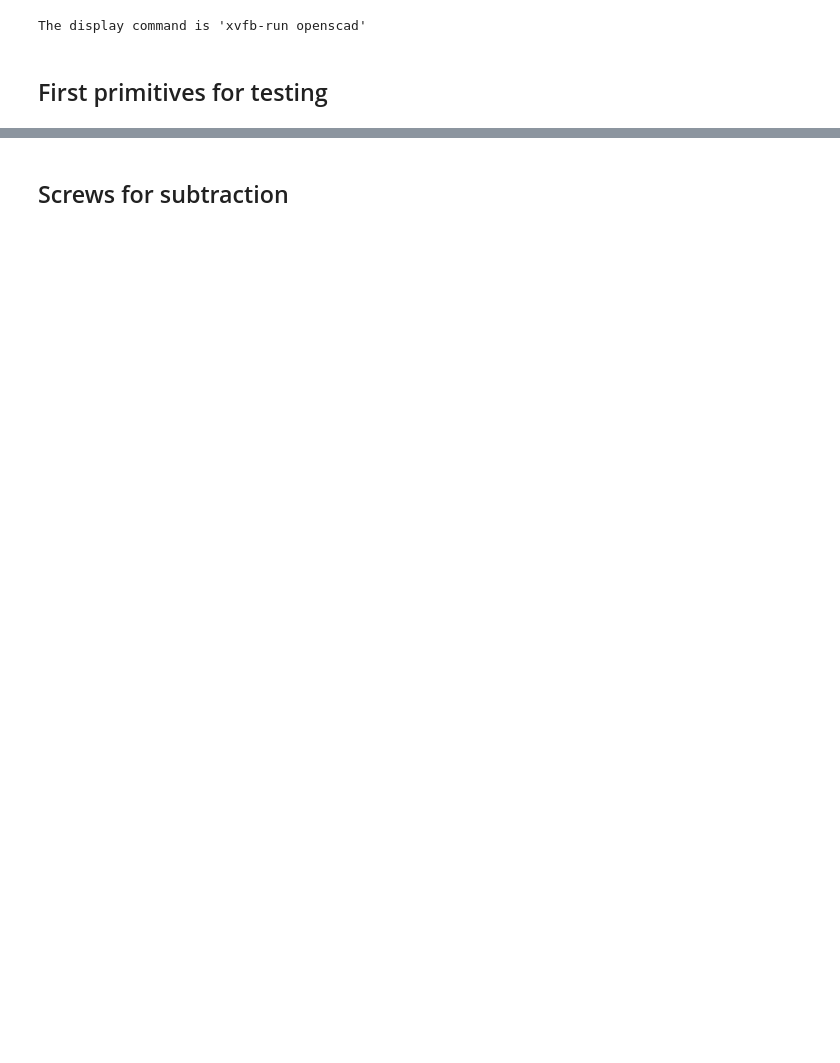
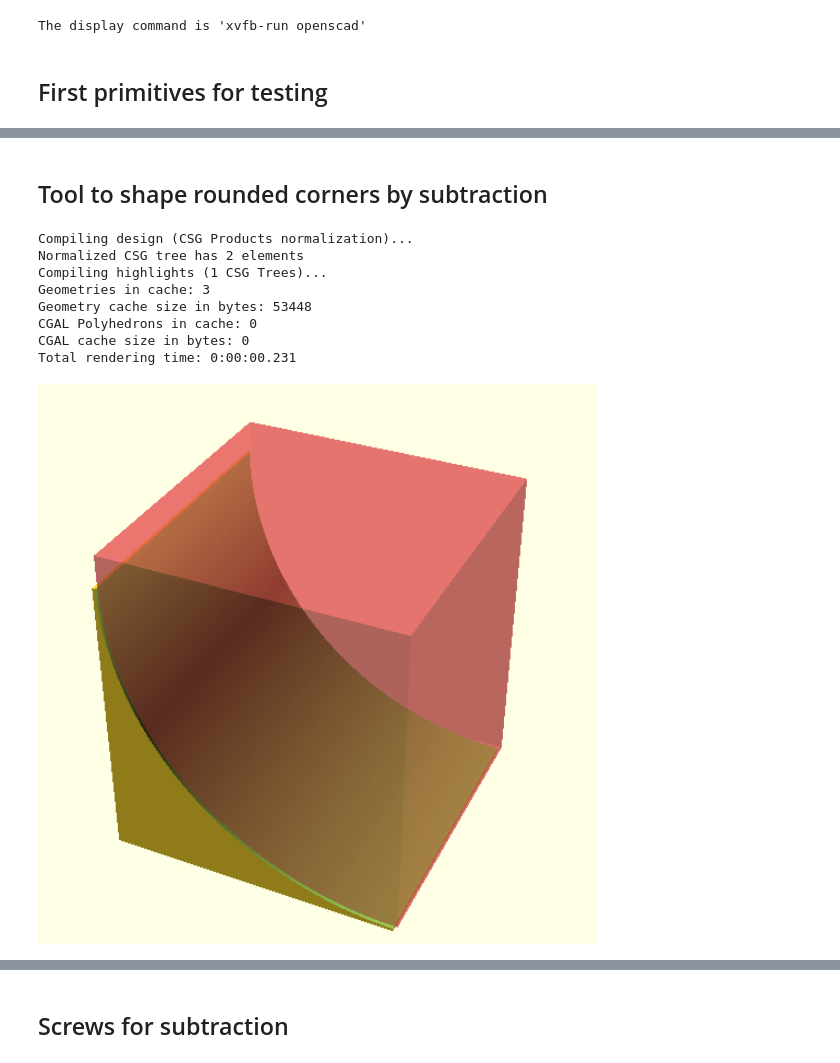
Before and after one commit to donnels/jupyter-openscad-aarch64, a Jupyter notebook: 3d-projects/dummy-strike-plate.ipynb, the cells around one changed output, grey strips where cells are left out. Saved outputs shown, nothing was run; the diff lists cells and outputs as text; code cells hidden in the pictures; blank space fills up the shorter version.

```diff
--- a/3d-projects/dummy-strike-plate.ipynb
+++ b/3d-projects/dummy-strike-plate.ipynb
@@ -45 +46,39 @@ Total rendering time: 0:00:00.154
 [figure]
+# %% [markdown]
+## Tool to shape rounded corners by subtraction
+# %%
+
+;
+$fn=360;
+cornerRad=9;
+cornerHeight=10;
+module cornerShaperL () {
+        difference() {
+            translate([-.1,-.1,-.1])
+                cube([cornerRad+.1,cornerRad+.1,cornerRad+.1]);
+            translate([cornerRad,cornerHeight-.1,cornerRad])
+                rotate([90,0,0])
+                    cylinder(h=cornerHeight+.2,r=cornerRad);
+        }
+}
+module cornerShaperR () {
+        difference() {
+            translate([0,0,-.1])
+                cube([cornerRad+.1,cornerRad+.1,cornerRad+.1]);
+            translate([0,cornerHeight,cornerRad])
+                rotate([90,0,0])
+                    cylinder(h=cornerHeight+.2,r=cornerRad);
+        }
+}
+
+%%display cornerShaperL();#cube([cornerRad+.1,cornerRad+.1,cornerHeight]);
+# %% [output]
+Compiling design (CSG Products normalization)...
+Normalized CSG tree has 2 elements
+Compiling highlights (1 CSG Trees)...
+Geometries in cache: 3
+Geometry cache size in bytes: 53448
+CGAL Polyhedrons in cache: 0
+CGAL cache size in bytes: 0
+Total rendering time: 0:00:00.231
+[figure, added]
```
Also changed, not shown: parts of 10 cells of this notebook, 6 other files.
